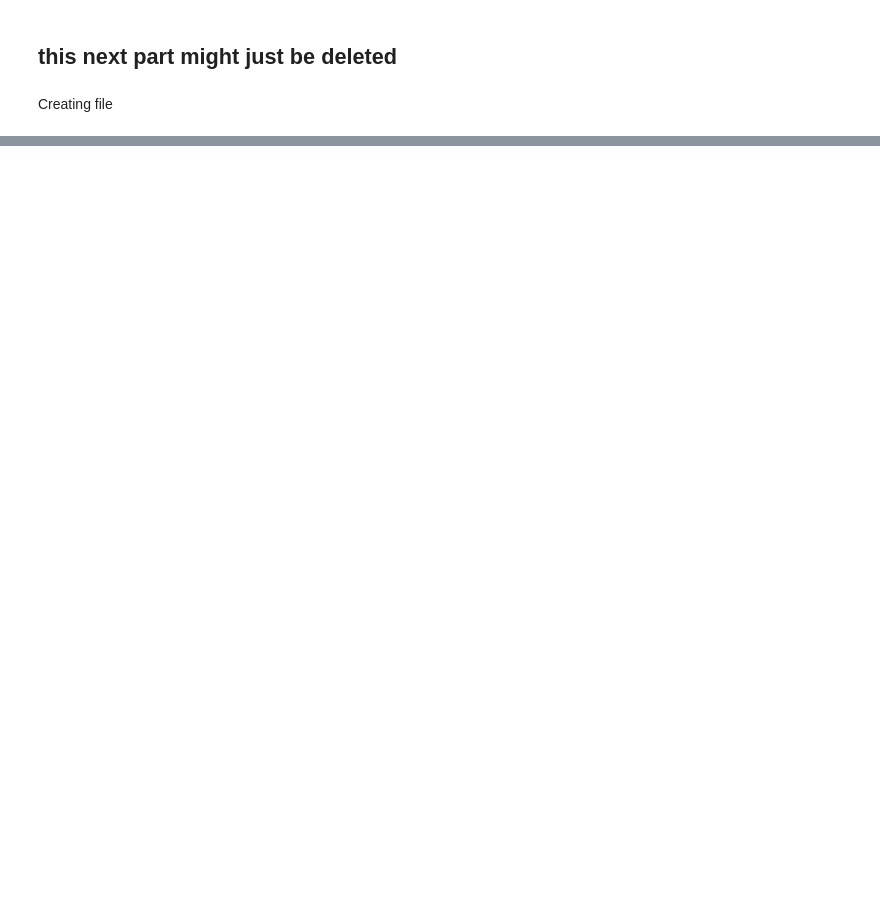
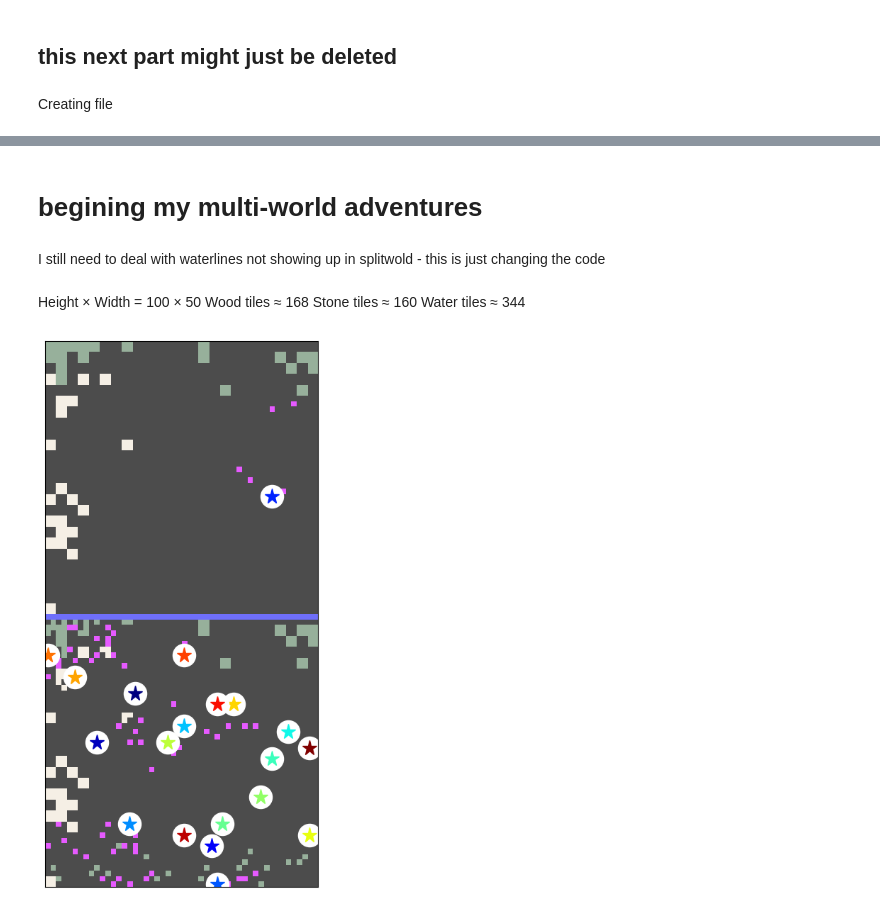
Before and after one commit to DragonsAreFuckingCool/DRL-in-international-economy-ai-economist-, a Jupyter notebook: tutorials/economic_simulation_basic.ipynb, the cells around one changed output, grey strips where cells are left out. Saved outputs shown, nothing was run; the diff lists cells and outputs as text; code cells hidden in the pictures; blank space fills up the shorter version.

```diff
--- a/tutorials/economic_simulation_basic.ipynb
+++ b/tutorials/economic_simulation_basic.ipynb
@@ -737,0 +736,2 @@ Unique rows with water: []
+# %% [markdown]
+# begining my multi-world adventures
@@ -737,0 +762,40 @@ Unique rows with water: []
+# %% [markdown]
+I still need to deal with waterlines not showing up in splitwold - this is just changing the code
+# %% [markdown]
+Height × Width = 100 × 50
+Wood tiles ≈ 168
+Stone tiles ≈ 160
+Water tiles ≈ 344
+# %%
+from ai_economist import foundation
+import random
+
+starting_loc= [(random.randint(1, 100), random.randint(1, 50)) for _ in range(20)]
+
+env_config = {
+    'scenario_name': 'split_layout/simple_wood_and_stone',  # or layout_from_file/...
+    'components': [
+        ('Build', {'skill_dist': 'pareto', 'payment_max_skill_multiplier': 3}),
+        ('ContinuousDoubleAuction', {'max_num_orders': 5}),
+        ('Gather', {}),
+    ],
+    'n_agents': 20,
+    'world_size': [100, 50],                 # must match the file
+    'env_layout_file': 'multi_world_100x50.txt',
+    'episode_length': 1000,
+    'multi_action_mode_agents': False,
+    'multi_action_mode_planner': True,
+    'flatten_observations': False,
+    'flatten_masks': True,
+    'starting_agent_coin': 10,
+    'dense_log_frequency': 1,                # optional but handy for debugging
+    'agent_start_locs': starting_loc,
+
+}
+
+env = foundation.make_env_instance(**env_config)
+obs = env.reset(force_dense_logging=True)
+
+play_random_episode(env, plot_every=100)
+# %% [output]
+[figure, added]
```
Also changed, not shown: parts of 21 cells of this notebook.
